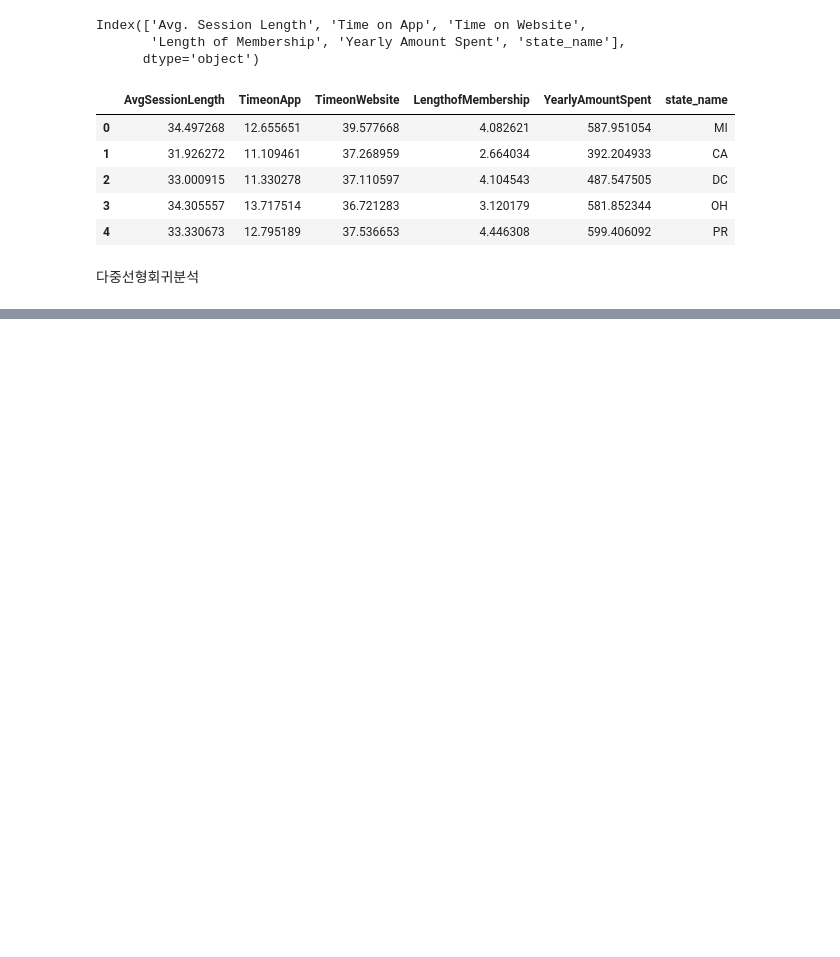
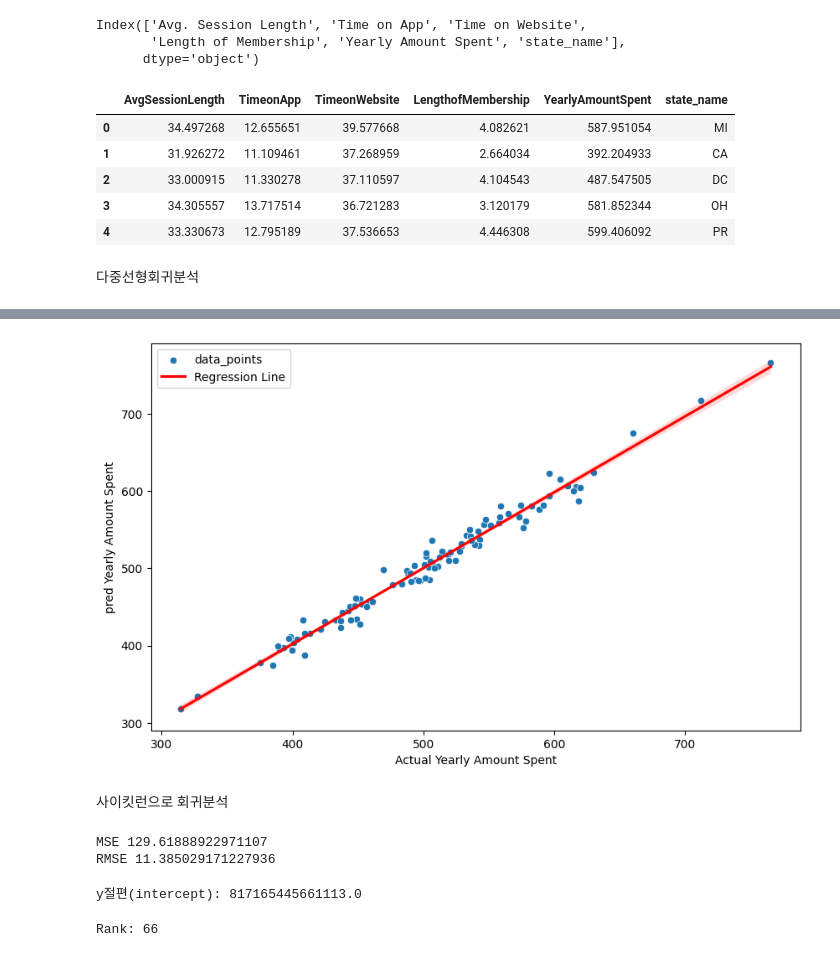
Before and after one commit to haezeong/fintech_service, a Jupyter notebook: 06_machine_learning/13_회귀분석2_고객별연간지출액예측.ipynb, the cells around one changed output, grey strips where cells are left out. Cells and saved outputs as stored; diff of their text form; code cells hidden in the pictures; blank space fills up the shorter version.

```diff
--- a/06_machine_learning/13_회귀분석2_고객별연간지출액예측.ipynb
+++ b/06_machine_learning/13_회귀분석2_고객별연간지출액예측.ipynb
@@ -340,0 +471,2 @@ lm=ols('')
+# %%
+X2_train, X2_test, y2_train, y2_test = train_test_split(X_scaled, y, test_size=0.2, random_state=7)
@@ -340,0 +489,4 @@ lm=ols('')
+# %%
+# 상수항 추가 y절편
+X2_train = sm.add_constant(X2_train)
+X2_test = sm.add_constant(X2_test)
@@ -340,0 +508,2 @@ lm=ols('')
+# %%
+lr = sm.OLS(y2_train, X2_train).fit()
@@ -340,0 +545,2 @@ lm=ols('')
+# %%
+pred2 = lr.predict(X2_test)
@@ -340,0 +570,13 @@ lm=ols('')
+# %%
+# 산점도와 회귀선 그리기
+plt.figure(figsize=(10, 6))
+sns.scatterplot(x=y2_test, y=pred2, label='data_points')
+sns.regplot(x=y2_test, y=pred2, scatter=False, label="Regression Line", color='red')
+plt.xlabel("Actual Yearly Amount Spent")
+plt.ylabel("pred Yearly Amount Spent")
+plt.legend()
+plt.show()
+# %% [output]
+[figure, added]
+# %% [markdown]
+사이킷런으로 회귀분석
@@ -340,0 +585,17 @@ lm=ols('')
+# %%
+slr = LinearRegression()
+slr.fit(X2_train, y2_train)
+pred3 = slr.predict(X2_test)
+print("MSE", mean_squared_error(y2_test, pred3))
+print("RMSE", np.sqrt(mean_squared_error(y2_test, pred3)))
+# %% [output]
+MSE 129.61888922971107
+RMSE 11.385029171227936
+# %%
+print("y절편(intercept):", slr.intercept_)
+# %% [output]
+y절편(intercept): 817165445661113.0
+# %%
+print("Rank:", slr.rank_)
+# %% [output]
+Rank: 66
```
Also changed, not shown: parts of 50 cells of this notebook, 1 other file.
